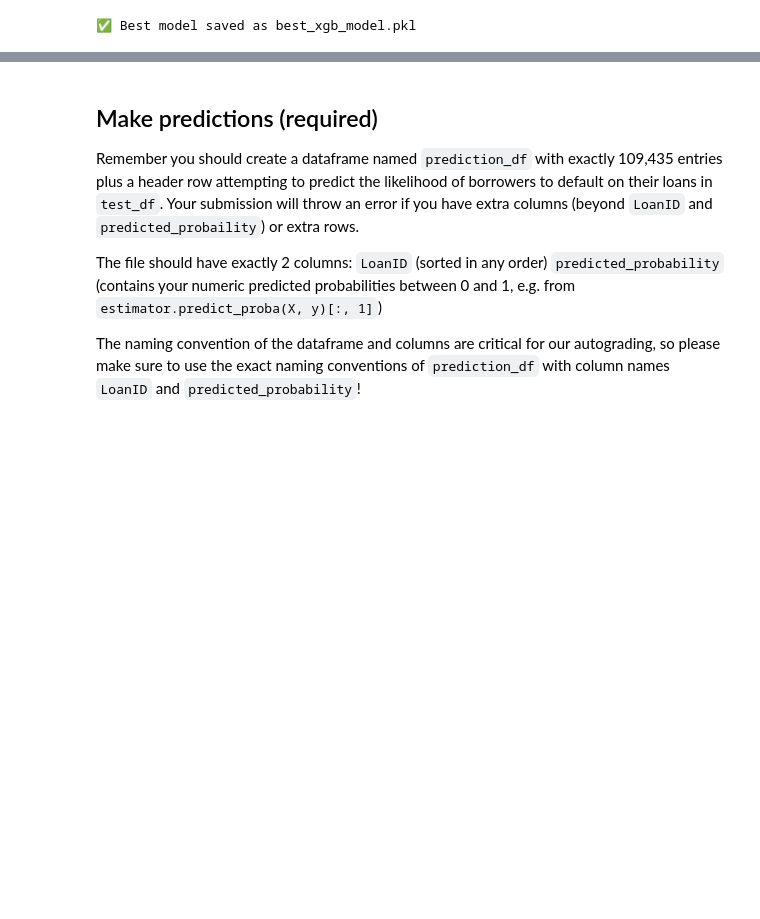
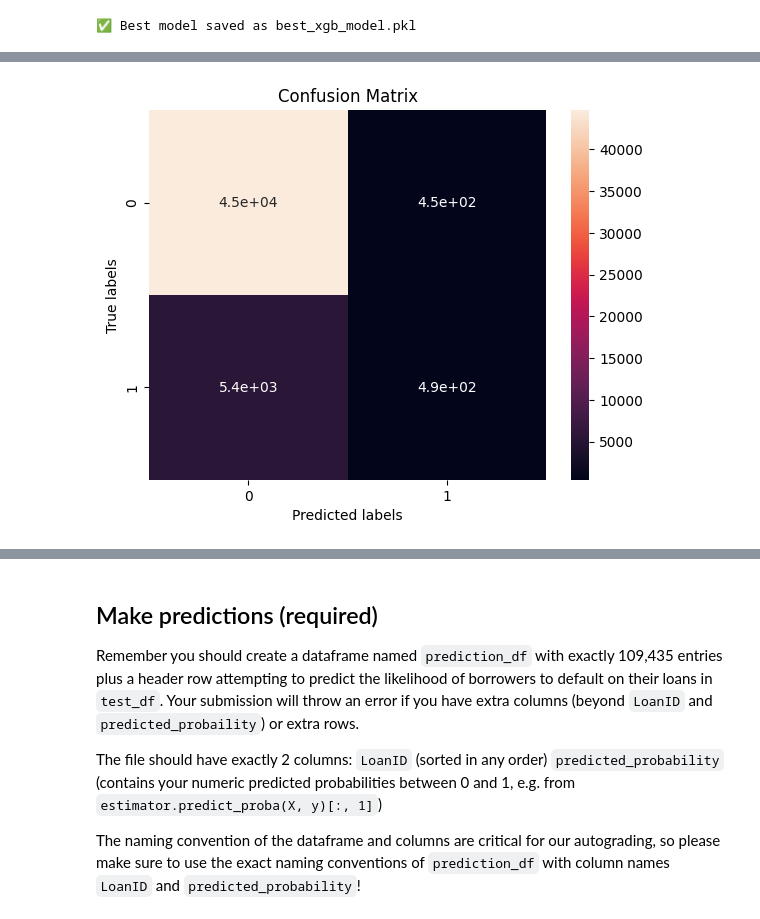
Before and after one commit to Jasman123/Data_Science_Challange, a Jupyter notebook: LoanDefaultPrediction.ipynb, the cells around one changed output, grey strips where cells are left out. Cells and saved outputs as stored; diff of their text form; code cells hidden in the pictures; blank space fills up the shorter version.

```diff
--- a/LoanDefaultPrediction.ipynb
+++ b/LoanDefaultPrediction.ipynb
@@ -695,0 +699,3 @@ ROC-AUC: 0.5306067984783277
+# %%
+best_xgb = model_xgb
+best_xgb.fit(X_train_resampled, Y_train_resampled)
@@ -695,0 +721,5 @@ ROC-AUC: 0.5306067984783277
+# %%
+y_pred = best_xgb.predict(X_test)
+plot_confusion_matrix(Y_test,y_pred)
+# %% [output]
+[figure, added]
```
Also changed, not shown: parts of 24 cells of this notebook.
